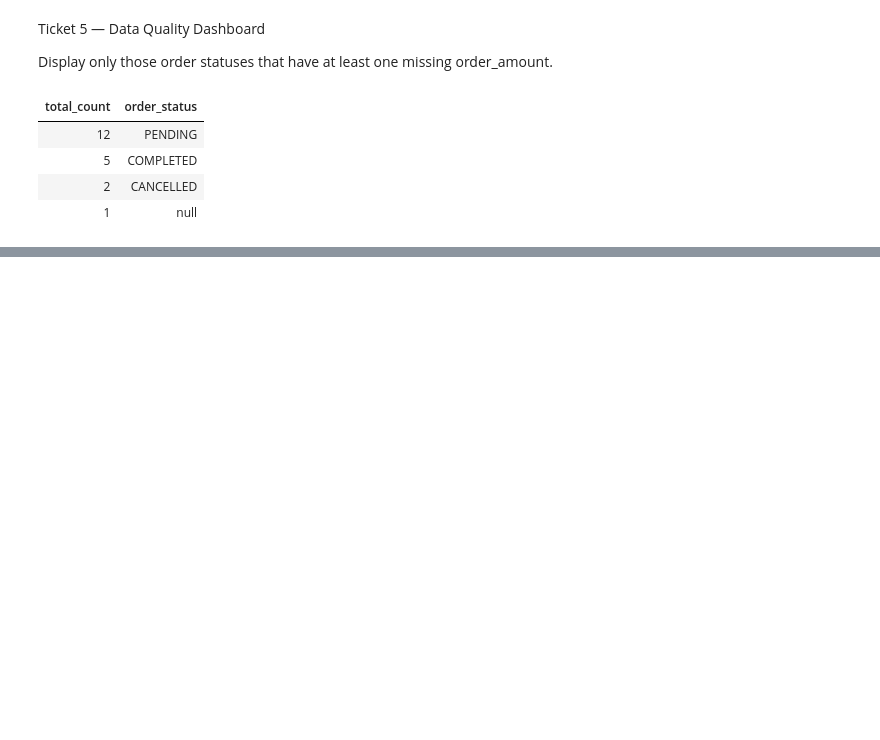
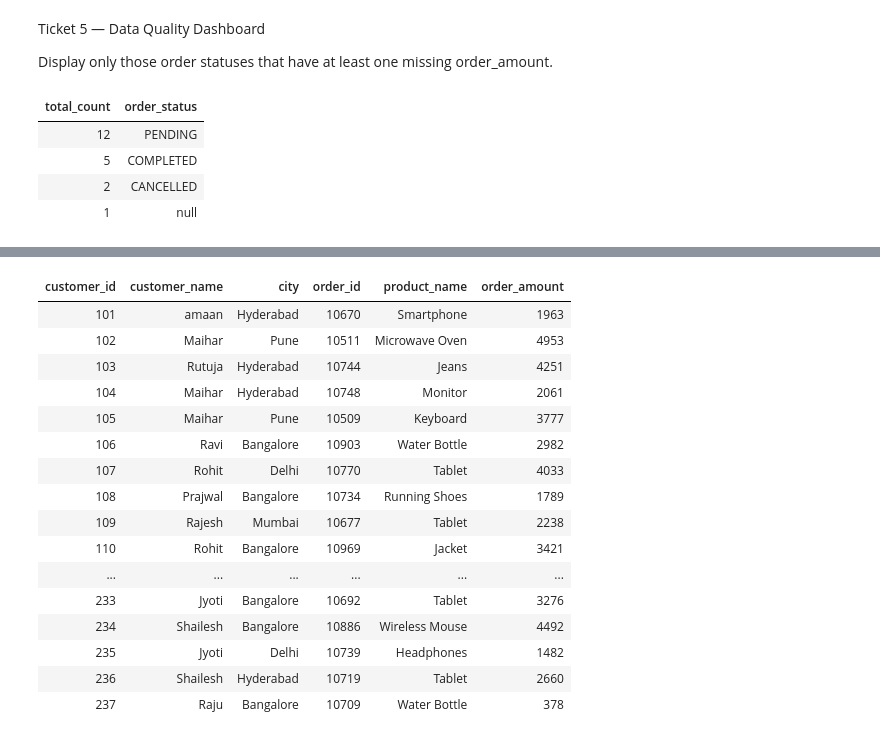
Before and after one commit to Deepak199954/retail-data-engineering-project, a Jupyter notebook: notebooks/sql/SQL _Fundamentals_Notebook.ipynb, the cells around one changed output, grey strips where cells are left out. Saved outputs shown, nothing was run; the diff lists cells and outputs as text; code cells hidden in the pictures; blank space fills up the shorter version.

Commit message:
completed till sql self and inner join

```diff
--- a/notebooks/sql/SQL _Fundamentals_Notebook.ipynb
+++ b/notebooks/sql/SQL _Fundamentals_Notebook.ipynb
@@ -683,0 +976,31 @@ select count(*) as total_count, order_status from orders where order_amount is n
+# %%
+select
+    c.customer_id,
+    c.customer_name,
+    c.city,
+    o.order_id,
+    o.product_name,
+    o.order_amount
+from
+    customers c
+        left join
+    orders o
+        on c.customer_id = o.customer_id
+# %% [output]
+| customer_id | customer_name | city | order_id | product_name | order_amount |
+| 101 | amaan | Hyderabad | 10670 | Smartphone | 1963 |
+| 102 | Maihar | Pune | 10511 | Microwave Oven | 4953 |
+| 103 | Rutuja | Hyderabad | 10744 | Jeans | 4251 |
+| 104 | Maihar | Hyderabad | 10748 | Monitor | 2061 |
+| 105 | Maihar | Pune | 10509 | Keyboard | 3777 |
+| 106 | Ravi | Bangalore | 10903 | Water Bottle | 2982 |
+| 107 | Rohit | Delhi | 10770 | Tablet | 4033 |
+| 108 | Prajwal | Bangalore | 10734 | Running Shoes | 1789 |
+| 109 | Rajesh | Mumbai | 10677 | Tablet | 2238 |
+| 110 | Rohit | Bangalore | 10969 | Jacket | 3421 |
+| ... | ... | ... | ... | ... | ... |
+| 233 | Jyoti | Bangalore | 10692 | Tablet | 3276 |
+| 234 | Shailesh | Bangalore | 10886 | Wireless Mouse | 4492 |
+| 235 | Jyoti | Delhi | 10739 | Headphones | 1482 |
+| 236 | Shailesh | Hyderabad | 10719 | Tablet | 2660 |
+| 237 | Raju | Bangalore | 10709 | Water Bottle | 378 |
```
Also changed, not shown: parts of 23 cells of this notebook.
